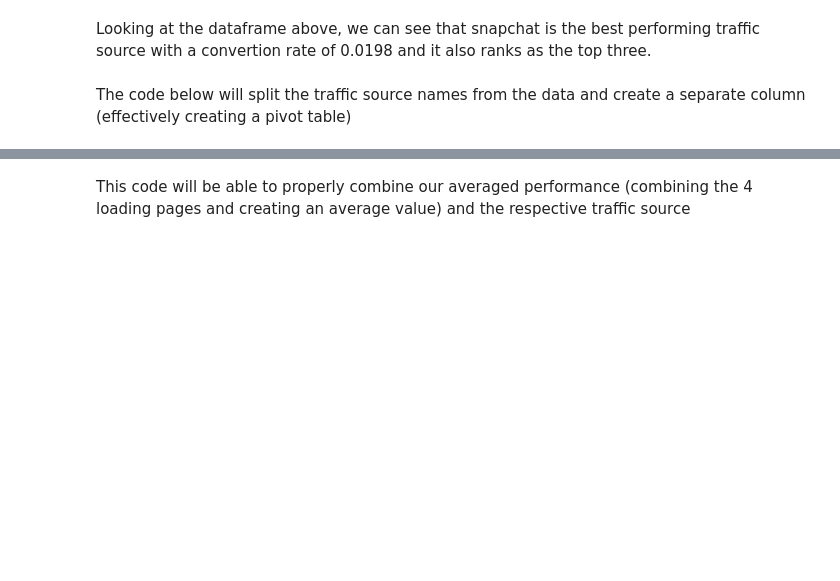
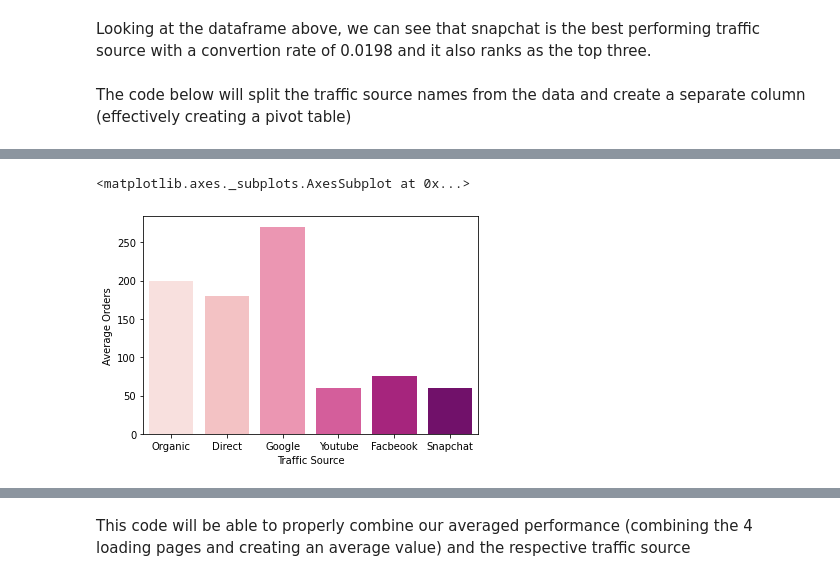
Before and after one commit to respinar1/GoogleColaboratory, a Jupyter notebook: Casper_Take_Home_Test.ipynb, the cells around one changed output, grey strips where cells are left out. Cells and saved outputs as stored; diff of their text form; code cells hidden in the pictures; blank space fills up the shorter version.

```diff
--- a/Casper_Take_Home_Test.ipynb
+++ b/Casper_Take_Home_Test.ipynb
@@ -393,0 +394,24 @@ data
+# %%
+def table(db):
+    x = tb['name']
+    z = db
+    list_1 = []
+
+    for index in traffic_src:
+        counter = 0
+        count = 0
+        for y in x:
+            j = y.capitalize().split(" ", 1)[0]
+            if j == index:
+                counter = z.loc[tb.index[x == y]].to_numpy() + counter
+                count += 1
+        list_1.append((counter/count)[0])
+    return(list_1)
+# %%
+data['Average Orders'] = table(tb['avg_num_orders'])
+data['Average Sessions'] = table(tb['avg_num_sessions'])
+# %%
+sns.barplot(data=data, x = "Traffic Source", y="Average Orders", palette=sns.color_palette("RdPu", 6))
+# %% [output]
+<matplotlib.axes._subplots.AxesSubplot at 0x...>
+[figure, added]
```
Also changed, not shown: parts of 7 cells of this notebook.
